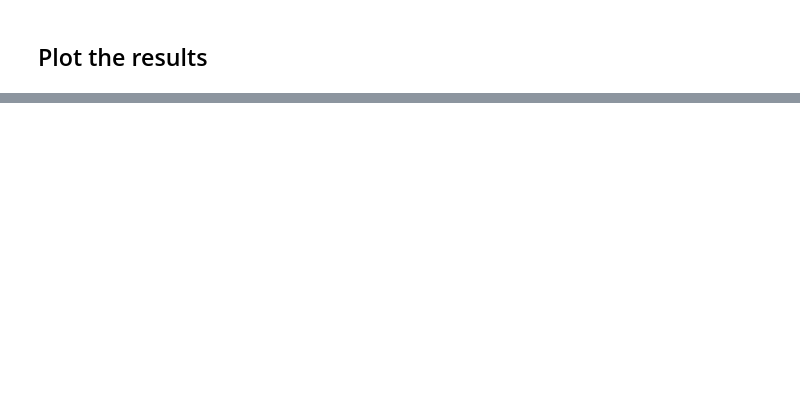
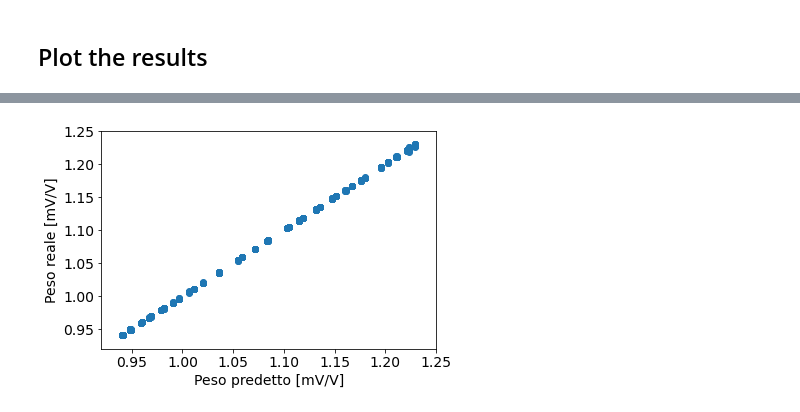
Before and after one commit to marco-milanesi/dynamic-weighing, a Jupyter notebook: CORR_Linear_regression.ipynb, the cells around one changed output, grey strips where cells are left out. Saved outputs shown, nothing was run; the diff lists cells and outputs as text; code cells hidden in the pictures; blank space fills up the shorter version.

```diff
--- a/CORR_Linear_regression.ipynb
+++ b/CORR_Linear_regression.ipynb
@@ -172,7 +174,9 @@ from collections import Counter
 print("Labels distribution:",Counter(y))
 
 # train-test split
-x_train, x_test, y_train, y_test = sklearn.model_selection.train_test_split(x_r, y, random_state=10,train_size=0.7)
+
+# In case of PCA is used change x to x_r
+x_train, x_test, y_train, y_test = sklearn.model_selection.train_test_split(x, y, random_state=10,train_size=0.5)
 print("Train labels distribution:", Counter(y_train))
 print("Test labels distribution:",Counter(y_test))
 # %%
@@ -282,0 +298,12 @@ format(MSE, '.3g')
+# %%
+plt.scatter(y_test,y_pred)
+plt.rcParams.update({'font.size': 14})
+plt.xlim(0.92,1.25)
+plt.ylim(0.92,1.25)
+plt.xlabel('Peso predetto [mV/V]')
+plt.ylabel('Peso reale [mV/V]')
+
+# Save the figure
+plt.savefig("reale-predetto.pdf")
+# %% [output]
+[figure, added]
```
Also changed, not shown: parts of 36 cells of this notebook.
